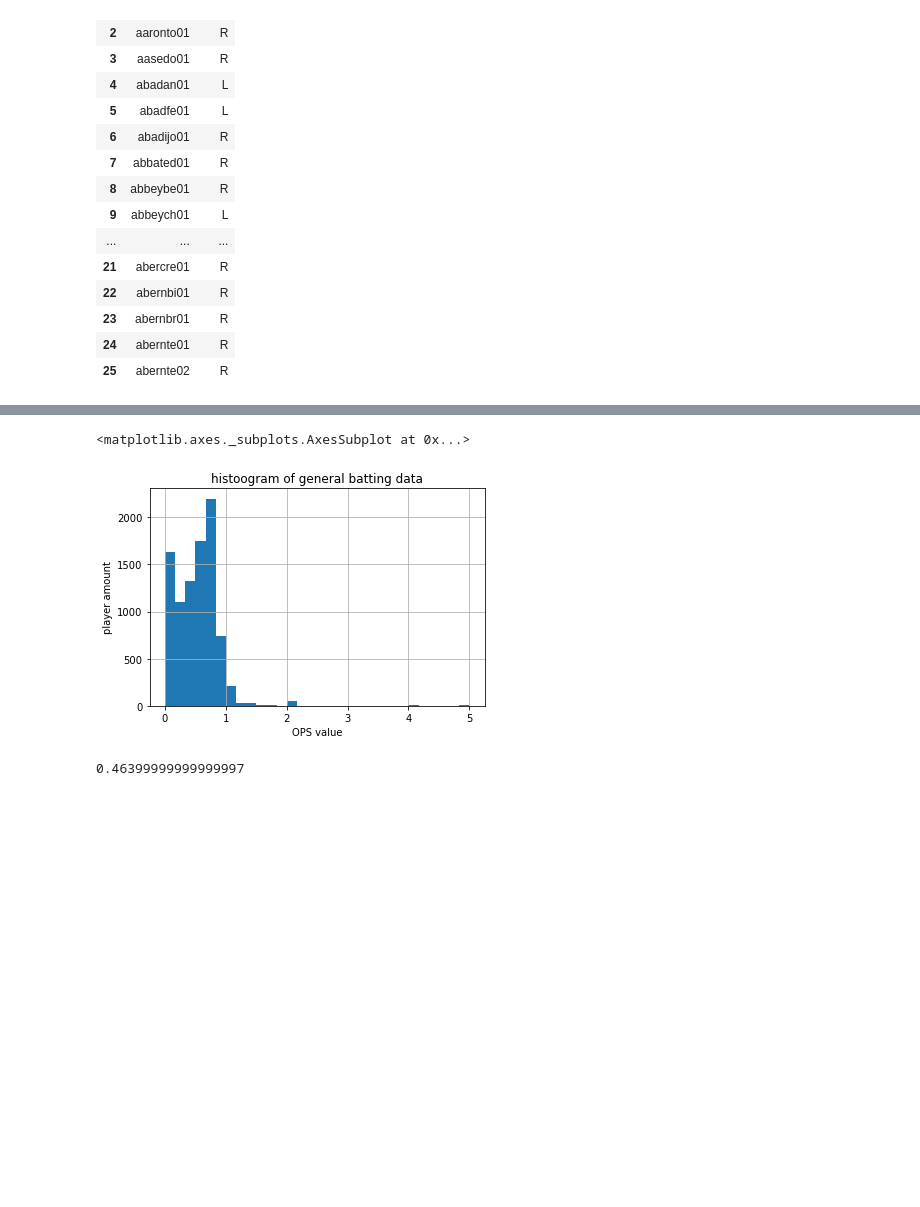
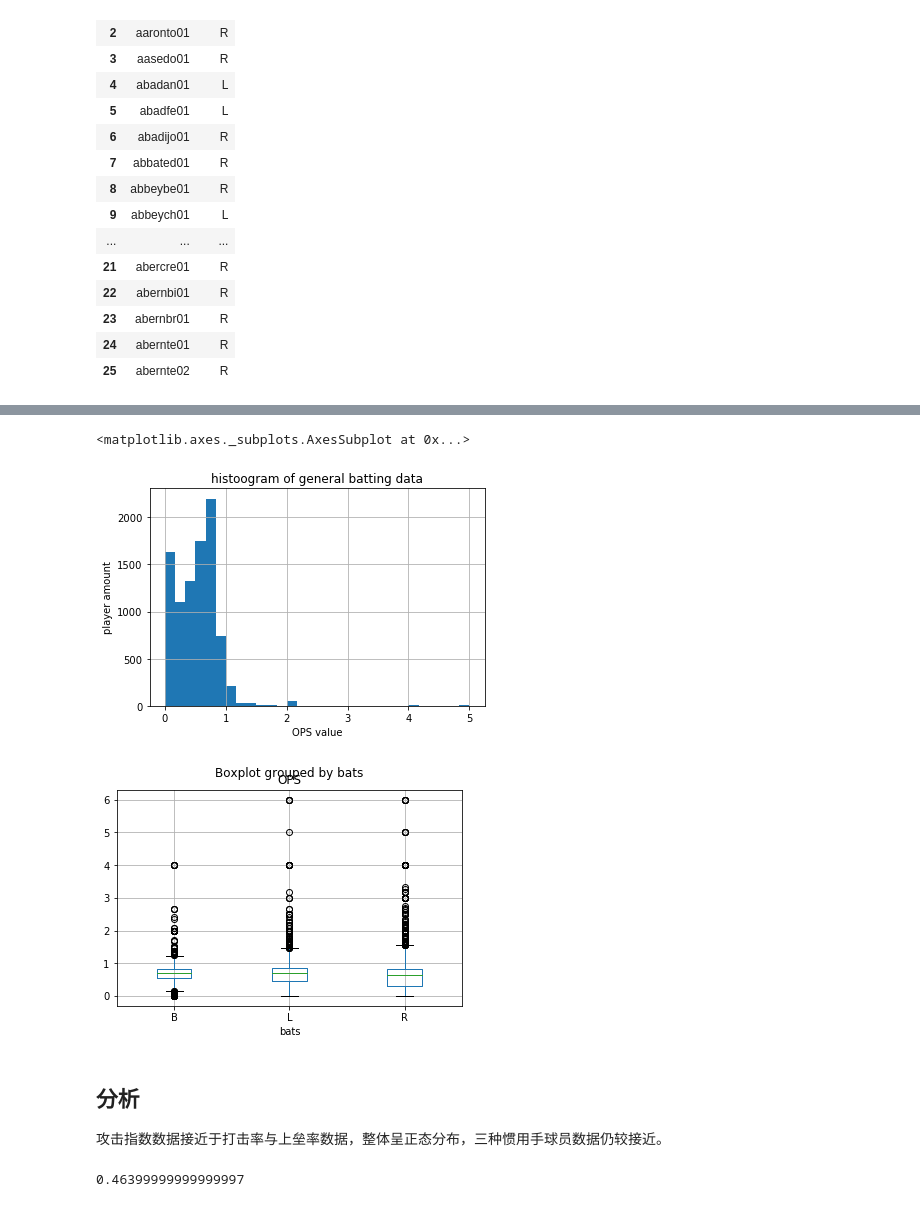
Before and after one commit to drklug/MLB-data-analysis, a Jupyter notebook: MLB_data_analysis.ipynb, the cells around one changed output, grey strips where cells are left out. Saved outputs shown, nothing was run; the diff lists cells and outputs as text; code cells hidden in the pictures; blank space fills up the shorter version.

```diff
--- a/MLB_data_analysis.ipynb
+++ b/MLB_data_analysis.ipynb
@@ -168,11 +183,16 @@ all_data["SLG"].hist(bins = 30)
 # %%
 plt.xlabel("OPS value")
 plt.ylabel("player amount")
 plt.title("histoogram of general batting data")
 all_data["OPS"].hist(bins = 30)
+mixed_data.boxplot(column  = "OPS",by = "bats")
 # %% [output]
 <matplotlib.axes._subplots.AxesSubplot at 0x...>
 [figure]
+[figure, added]
+# %% [markdown]
+## 分析
+攻击指数数据接近于打击率与上垒率数据，整体呈正态分布，三种惯用手球员数据仍较接近。
 # %%
 #编写根据数据值获得对应z值的函数
 z_table = pd.read_csv("Ztable.csv")
```
Also changed, not shown: parts of 9 cells of this notebook, 1 other file.
